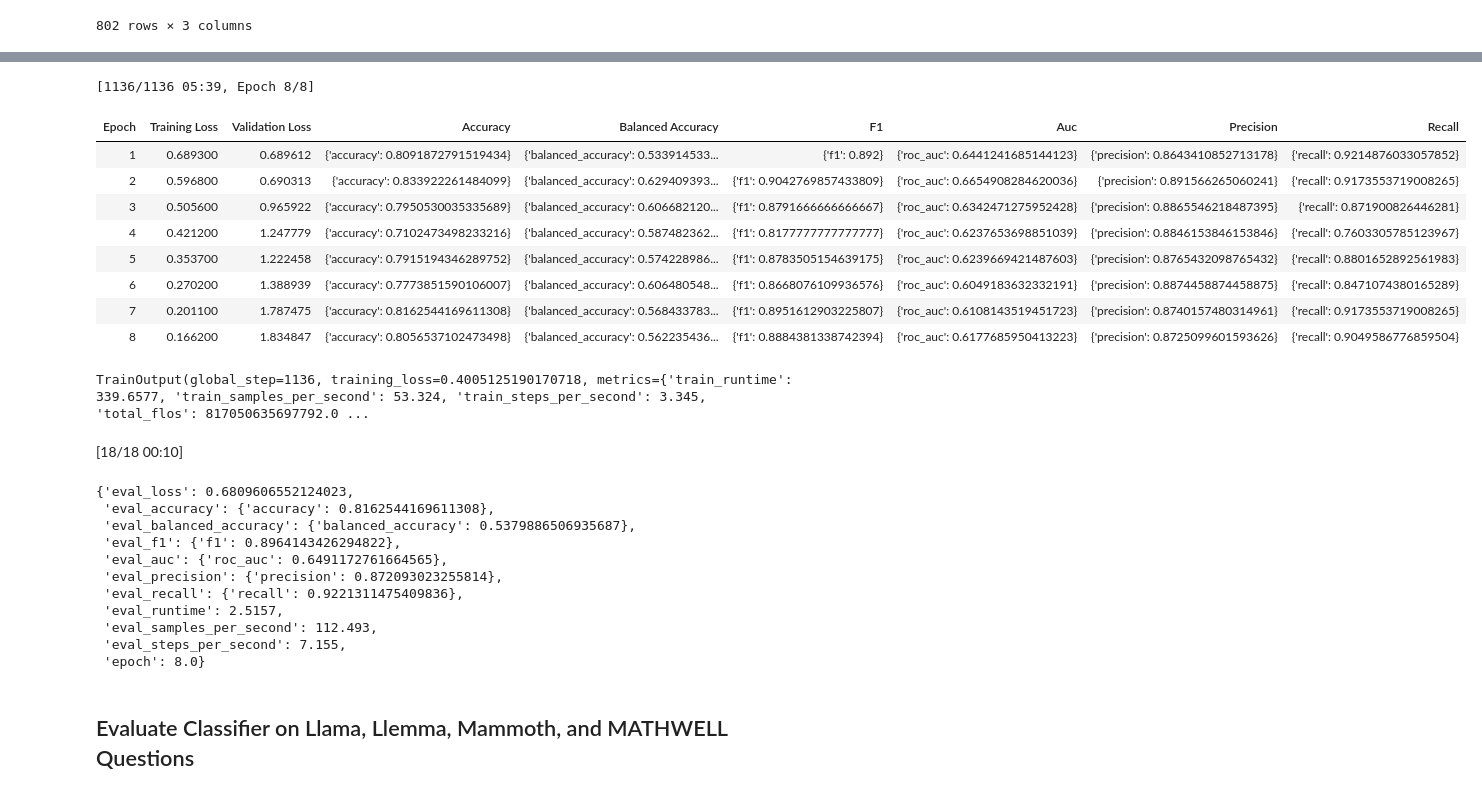
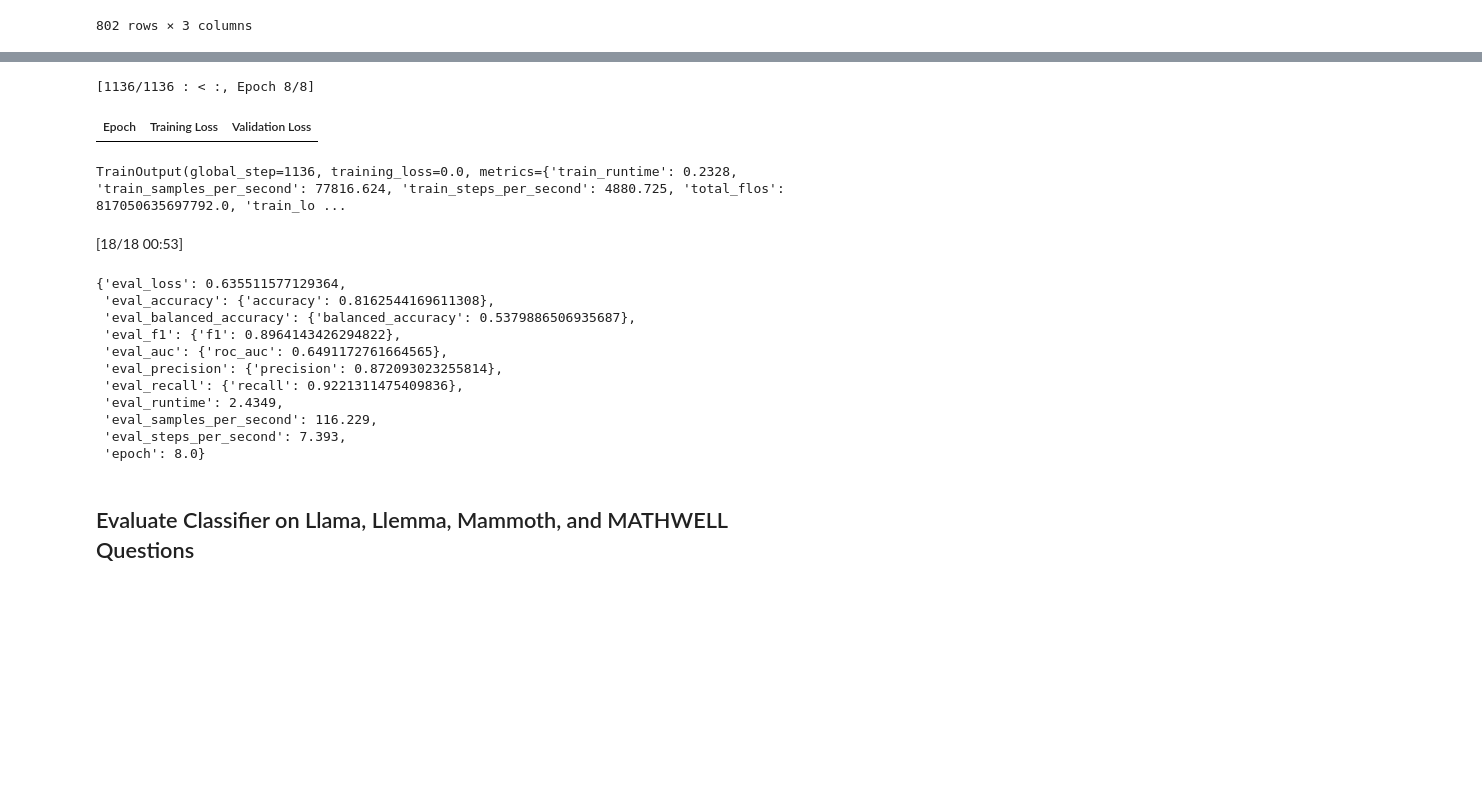
Before and after one commit to bryanchrist/llama2-70b, a Jupyter notebook: text_classifier.ipynb, the cells around one changed output, grey strips where cells are left out. Drawn from its saved outputs; the diff is of its cells as text; code cells hidden in the pictures; blank space fills up the shorter version.

```diff
--- a/text_classifier.ipynb
+++ b/text_classifier.ipynb
@@ -290,5 +290,5 @@ from transformers import AutoModelForSequenceClassification, TrainingArguments,
 # for param in model.classifier.parameters():
 #     param.requires_grad = True
 model = AutoModelForSequenceClassification.from_pretrained(
-    "distilbert-base-uncased", num_labels=2, id2label=id2label, label2id=label2id
+    "appropriateness_classifier/checkpoint-1064", num_labels=2, id2label=id2label, label2id=label2id
 )
@@ -487,7 +484,7 @@ training_args = TrainingArguments(
     learning_rate=.0001,
     per_device_train_batch_size=16,
     per_device_eval_batch_size=16,
-    num_train_epochs=8,
+    num_train_epochs=1,
     weight_decay=.9,
     evaluation_strategy="epoch",
     save_strategy="epoch",
@@ -517,6 +514,6 @@ trainer = WeightedBertTrainer(class_weights = class_weights,
 #     compute_metrics=compute_metrics,
 #     #optimizers=(optimizer, lr_scheduler)
 # )
-#trainer.train(resume_from_checkpoint=True)
-trainer.train()
+trainer.train(resume_from_checkpoint=True)
+#trainer.train()
 # %% [output]
@@ -986,5 +1049,5 @@ trainer = WeightedBertTrainer(class_weights = class_weights,
      compute_metrics=compute_metrics,
      #optimizers=(optimizer, lr_scheduler)
  )
-trainer.train()
+trainer.train(resume_from_checkpoint = True)
 # %% [output]
@@ -1385,59 +1473,51 @@ lr_scheduler = AdafactorSchedule(optimizer)
 # %%
 
 training_args = TrainingArguments(
     output_dir="accuracy_classifier",
     learning_rate=.0001,
     per_device_train_batch_size=16,
     per_device_eval_batch_size=16,
     num_train_epochs=8,
     weight_decay=.9,
     evaluation_strategy="epoch",
     save_strategy="epoch",
     load_best_model_at_end=True,
     report_to = 'wandb',
     run_name = 'distilbert_accuracy',
     logging_strategy = 'epoch',
     logging_steps = 1)
 
 trainer = WeightedBertTrainer(class_weights = class_weights,
      model=model,
      args=training_args,
      train_dataset=tokenized_train_test_valid_dataset["train"],
      eval_dataset=tokenized_train_test_valid_dataset["valid"],
      tokenizer=tokenizer,
      data_collator=data_collator,
      compute_metrics=compute_metrics,
      #optimizers=(optimizer, lr_scheduler)
  )
-trainer.train()
+trainer.train(resume_from_checkpoint=True)
 # %% [output]
-[1136/1136 05:39, Epoch 8/8]
+[1136/1136 : < :, Epoch 8/8]
-| Epoch | Training Loss | Validation Loss | Accuracy | Balanced Accuracy | F1 | Auc | Precision | Recall |
-| 1 | 0.689300 | 0.689612 | {'accuracy': 0.8091872791519434} | {'balanced_accuracy': 0.533914533... | {'f1': 0.892} | {'roc_auc': 0.6441241685144123} | {'precision': 0.8643410852713178} | {'recall': 0.9214876033057852} |
-| 2 | 0.596800 | 0.690313 | {'accuracy': 0.833922261484099} | {'balanced_accuracy': 0.629409393... | {'f1': 0.9042769857433809} | {'roc_auc': 0.6654908284620036} | {'precision': 0.891566265060241} | {'recall': 0.9173553719008265} |
-| 3 | 0.505600 | 0.965922 | {'accuracy': 0.7950530035335689} | {'balanced_accuracy': 0.606682120... | {'f1': 0.8791666666666667} | {'roc_auc': 0.6342471275952428} | {'precision': 0.8865546218487395} | {'recall': 0.871900826446281} |
-| 4 | 0.421200 | 1.247779 | {'accuracy': 0.7102473498233216} | {'balanced_accuracy': 0.587482362... | {'f1': 0.8177777777777777} | {'roc_auc': 0.6237653698851039} | {'precision': 0.8846153846153846} | {'recall': 0.7603305785123967} |
-| 5 | 0.353700 | 1.222458 | {'accuracy': 0.7915194346289752} | {'balanced_accuracy': 0.574228986... | {'f1': 0.8783505154639175} | {'roc_auc': 0.6239669421487603} | {'precision': 0.8765432098765432} | {'recall': 0.8801652892561983} |
-| 6 | 0.270200 | 1.388939 | {'accuracy': 0.7773851590106007} | {'balanced_accuracy': 0.606480548... | {'f1': 0.8668076109936576} | {'roc_auc': 0.6049183632332191} | {'precision': 0.8874458874458875} | {'recall': 0.8471074380165289} |
-| 7 | 0.201100 | 1.787475 | {'accuracy': 0.8162544169611308} | {'balanced_accuracy': 0.568433783... | {'f1': 0.8951612903225807} | {'roc_auc': 0.6108143519451723} | {'precision': 0.8740157480314961} | {'recall': 0.9173553719008265} |
-| 8 | 0.166200 | 1.834847 | {'accuracy': 0.8056537102473498} | {'balanced_accuracy': 0.562235436... | {'f1': 0.8884381338742394} | {'roc_auc': 0.6177685950413223} | {'precision': 0.8725099601593626} | {'recall': 0.9049586776859504} |
+| Epoch | Training Loss | Validation Loss |
-TrainOutput(global_step=1136, training_loss=0.4005125190170718, metrics={'train_runtime': 339.6577, 'train_samples_per_second': 53.324, 'train_steps_per_second': 3.345, 'total_flos': 817050635697792.0 ...
+TrainOutput(global_step=1136, training_loss=0.0, metrics={'train_runtime': 0.2328, 'train_samples_per_second': 77816.624, 'train_steps_per_second': 4880.725, 'total_flos': 817050635697792.0, 'train_lo ...
 # %%
 # predictions = trainer.predict(test_dataset=test_input_data)
 # print(predictions)
 trainer.evaluate(eval_dataset = tokenized_train_test_valid_dataset["test"])
 # %% [output]
-[18/18 00:10]
+[18/18 00:53]
-{'eval_loss': 0.6809606552124023,
+{'eval_loss': 0.635511577129364,
  'eval_accuracy': {'accuracy': 0.8162544169611308},
  'eval_balanced_accuracy': {'balanced_accuracy': 0.5379886506935687},
  'eval_f1': {'f1': 0.8964143426294822},
  'eval_auc': {'roc_auc': 0.6491172761664565},
  'eval_precision': {'precision': 0.872093023255814},
  'eval_recall': {'recall': 0.9221311475409836},
- 'eval_runtime': 2.5157,
- 'eval_samples_per_second': 112.493,
- 'eval_steps_per_second': 7.155,
+ 'eval_runtime': 2.4349,
+ 'eval_samples_per_second': 116.229,
+ 'eval_steps_per_second': 7.393,
  'epoch': 8.0}
 # %% [markdown]
 ## Evaluate Classifier on Llama, Llemma, Mammoth, and MATHWELL Questions
```
Also changed, not shown: parts of 21 cells of this notebook, 5 other files.
